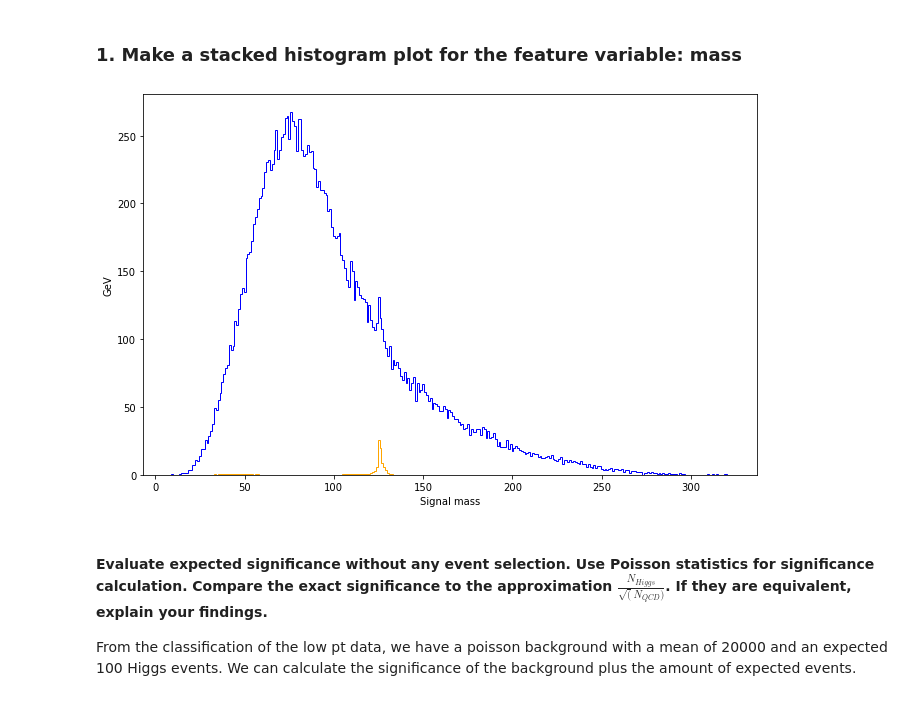
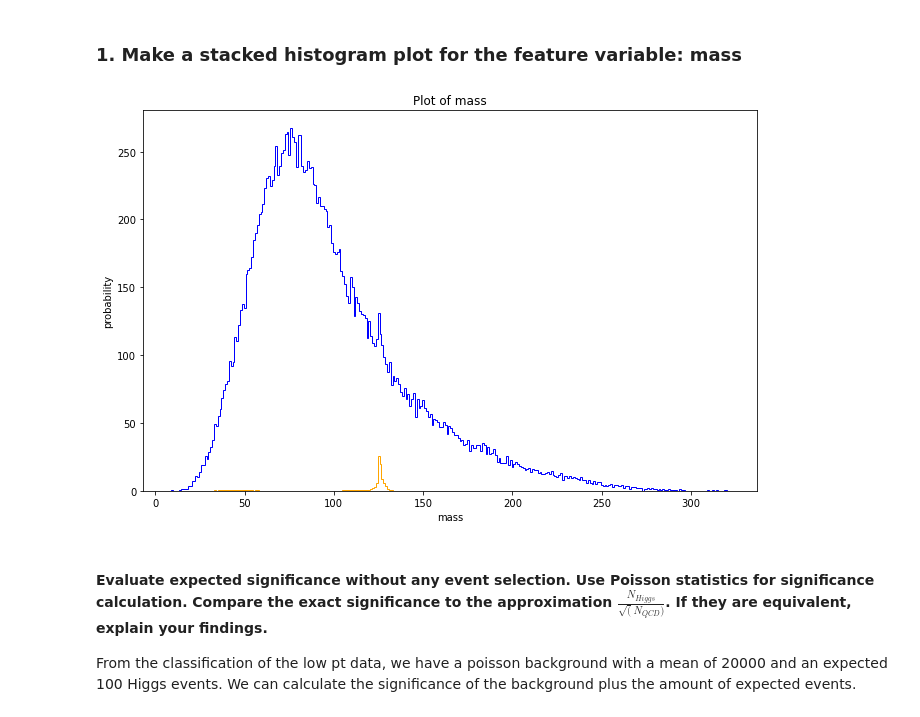
Before and after one commit to ciaramw0/phys434, a Jupyter notebook: Lab_7.ipynb, the cells around one changed output. Drawn from its saved outputs; the diff is of its cells as text; code cells hidden in the pictures.

```diff
--- a/Lab_7.ipynb
+++ b/Lab_7.ipynb
@@ -54,9 +54,9 @@ def plot_stack(key):
     plt.ylabel('probability')
     plt.show()
 # %%
-plot_stack_norm('mass', 'GeV')
+plot_stack_norm('mass')
 # %% [output]
-[figure, old version]
+[figure, new version]
 # %% [markdown]
 #### Evaluate expected significance without any event selection. Use Poisson statistics for significance calculation. Compare the exact significance to the approximation $\frac{N_{Higgs}}{\sqrt(N_{QCD})} $. If they are equivalent, explain your findings.
 
```
Also changed, not shown: parts of 16 cells of this notebook.
